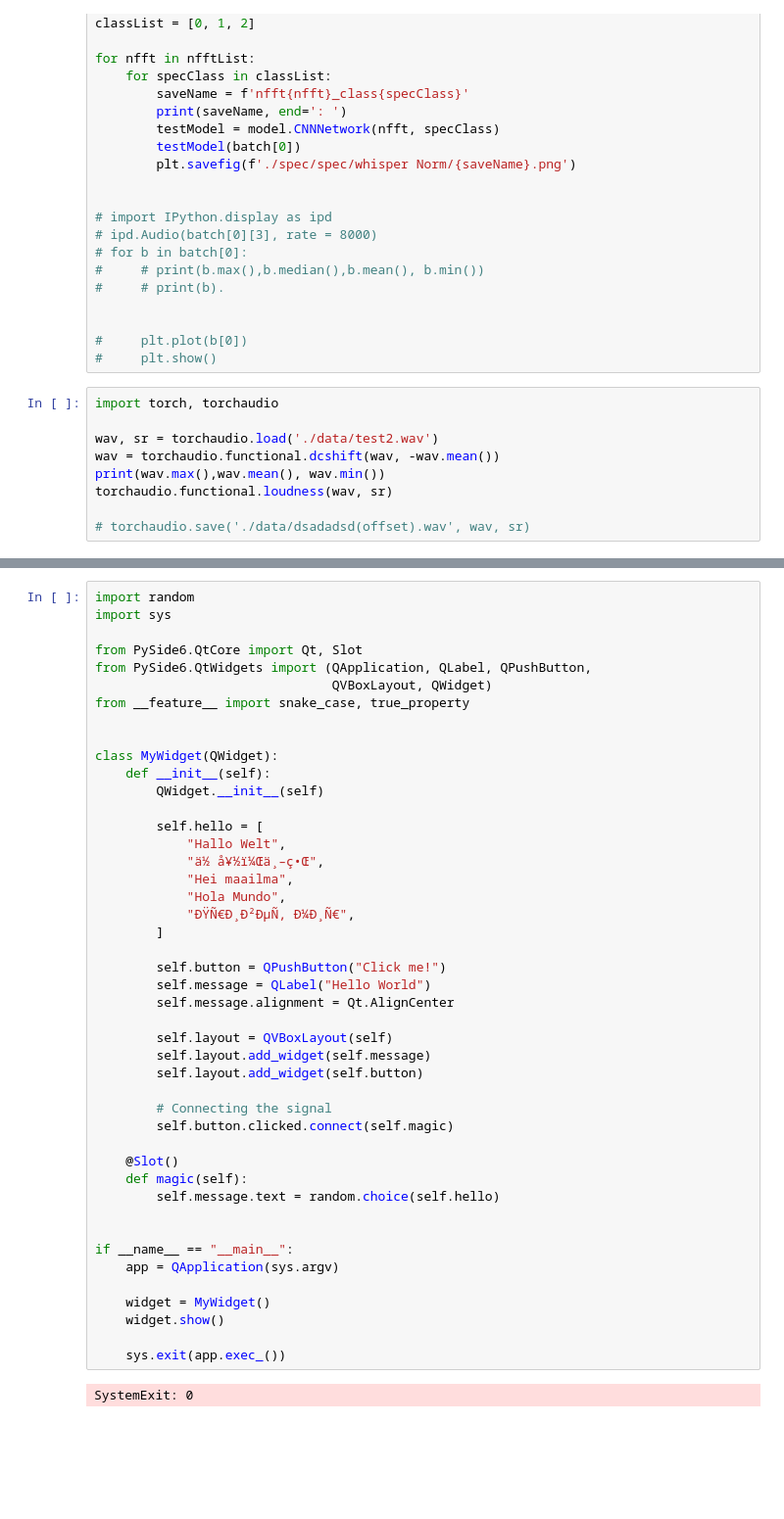
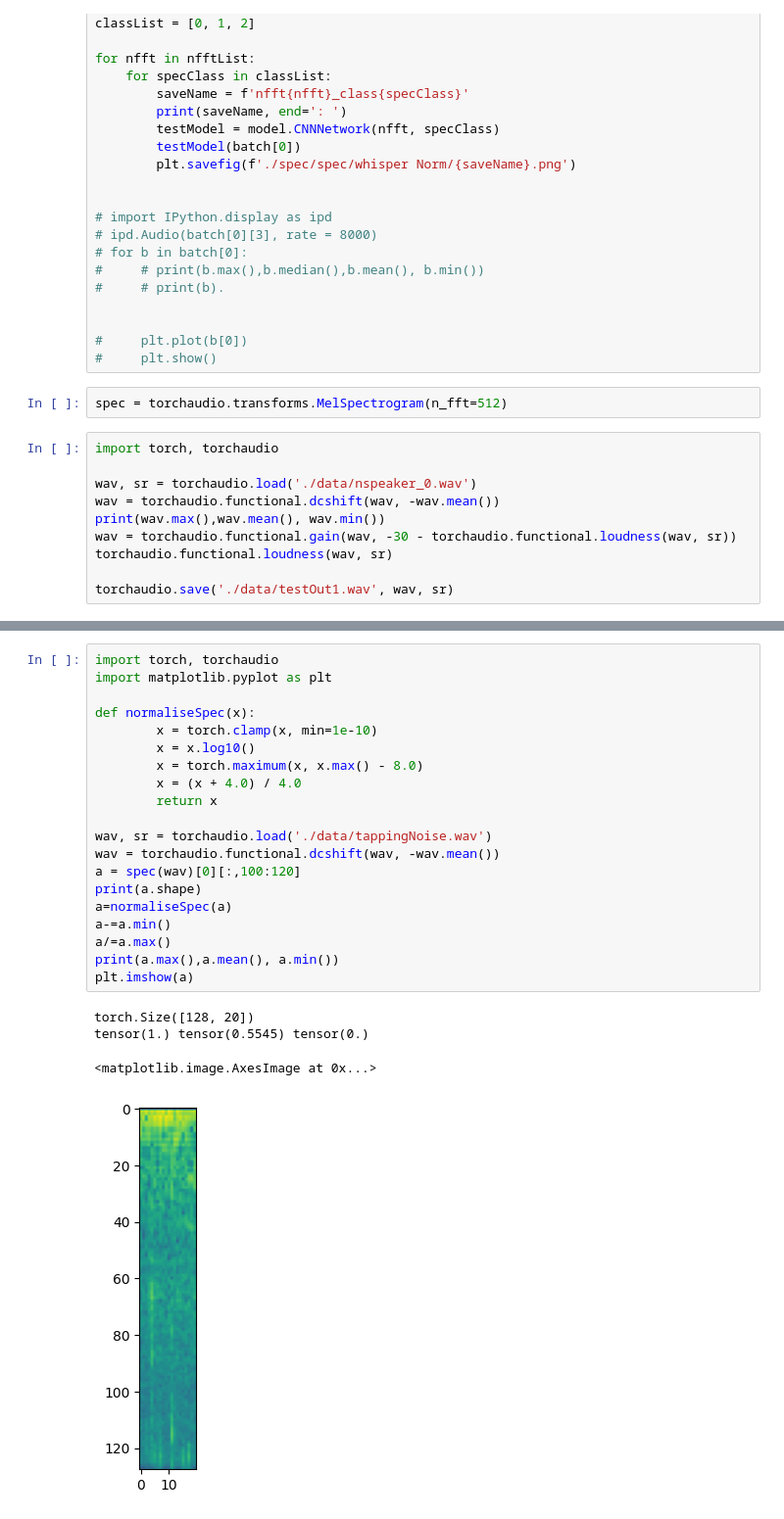
Before and after one commit to K-J-Q/Cochannel-Speech-Detector, a Jupyter notebook: playground.ipynb, the cells around one changed output, grey strips where cells are left out. Shown at 98% size. Cells and saved outputs as stored; diff of their text form; blank space fills up the shorter version.

Commit message:
spec Norm adjustments

```diff
--- a/playground.ipynb
+++ b/playground.ipynb
@@ -57,12 +57,15 @@ for nfft in nfftList:
 
 #     plt.plot(b[0])
 #     plt.show()
+# %%
+spec = torchaudio.transforms.MelSpectrogram(n_fft=512)
 # %%
 import torch, torchaudio
 
-wav, sr = torchaudio.load('./data/test2.wav')
+wav, sr = torchaudio.load('./data/nspeaker_0.wav')
 wav = torchaudio.functional.dcshift(wav, -wav.mean())
 print(wav.max(),wav.mean(), wav.min())
+wav = torchaudio.functional.gain(wav, -30 - torchaudio.functional.loudness(wav, sr))
 torchaudio.functional.loudness(wav, sr)
 
-# torchaudio.save('./data/dsadadsd(offset).wav', wav, sr)
+torchaudio.save('./data/testOut1.wav', wav, sr)
@@ -79,47 +74,25 @@ k = [k.split('\r\n')[0] for k in k]
-# %%
-import random
-import sys
-
-from PySide6.QtCore import Qt, Slot
-from PySide6.QtWidgets import (QApplication, QLabel, QPushButton,
-                               QVBoxLayout, QWidget)
-from __feature__ import snake_case, true_property
-
-
-class MyWidget(QWidget):
-    def __init__(self):
-        QWidget.__init__(self)
-
-        self.hello = [
-            "Hallo Welt",
-            "ä½ å¥½ï¼Œä¸–ç•Œ",
-            "Hei maailma",
-            "Hola Mundo",
-            "ÐŸÑ€Ð¸Ð²ÐµÑ‚ Ð¼Ð¸Ñ€",
-        ]
-
-        self.button = QPushButton("Click me!")
-        self.message = QLabel("Hello World")
-        self.message.alignment = Qt.AlignCenter
-
-        self.layout = QVBoxLayout(self)
-        self.layout.add_widget(self.message)
-        self.layout.add_widget(self.button)
-
-        # Connecting the signal
-        self.button.clicked.connect(self.magic)
-
-    @Slot()
-    def magic(self):
-        self.message.text = random.choice(self.hello)
-
-
-if __name__ == "__main__":
-    app = QApplication(sys.argv)
-
-    widget = MyWidget()
-    widget.show()
-
-    sys.exit(app.exec_())
-# %% [output]
-SystemExit: 0
+# %%
+import torch, torchaudio
+import matplotlib.pyplot as plt
+
+def normaliseSpec(x):
+        x = torch.clamp(x, min=1e-10)
+        x = x.log10()
+        x = torch.maximum(x, x.max() - 8.0)
+        x = (x + 4.0) / 4.0
+        return x
+
+wav, sr = torchaudio.load('./data/tappingNoise.wav')
+wav = torchaudio.functional.dcshift(wav, -wav.mean())
+a = spec(wav)[0][:,100:120]
+print(a.shape)
+a=normaliseSpec(a)
+a-=a.min()
+a/=a.max()
+print(a.max(),a.mean(), a.min())
+plt.imshow(a)
+# %% [output]
+torch.Size([128, 20])
+tensor(1.) tensor(0.5545) tensor(0.)
+<matplotlib.image.AxesImage at 0x...>
+[figure, added]
```
Also changed, not shown: parts of 2 cells of this notebook, 5 other files.
